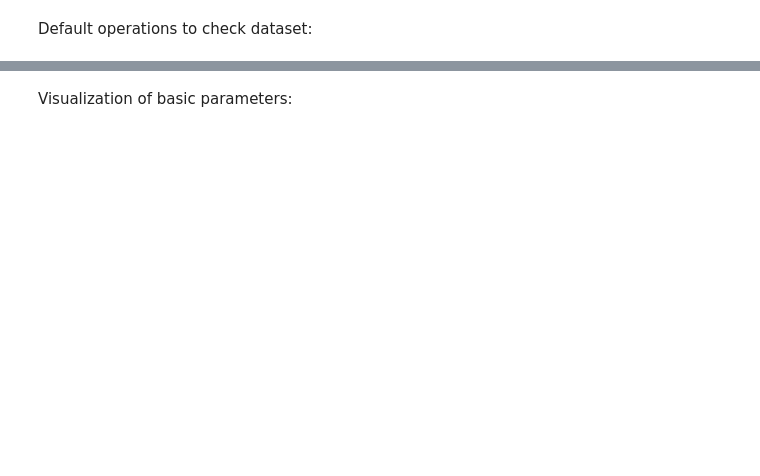
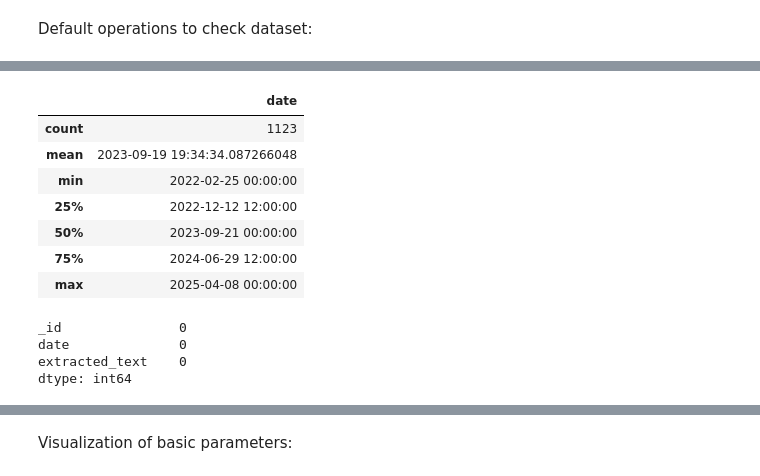
Before and after one commit to KonchakivskyiDanylo/PythonForDs, a Jupyter notebook: isw_analyze.ipynb, the cells around one changed output, grey strips where cells are left out. Drawn from its saved outputs; the diff is of its cells as text; code cells hidden in the pictures; blank space fills up the shorter version.

```diff
--- a/isw_analyze.ipynb
+++ b/isw_analyze.ipynb
@@ -90,0 +35,18 @@ memory usage: 35.2+ KB
+# %%
+df.describe()
+# %% [output]
+|  | date |
+| count | 1123 |
+| mean | 2023-09-19 19:34:34.087266048 |
+| min | 2022-02-25 00:00:00 |
+| 25% | 2022-12-12 12:00:00 |
+| 50% | 2023-09-21 00:00:00 |
+| 75% | 2024-06-29 12:00:00 |
+| max | 2025-04-08 00:00:00 |
+# %%
+df.isnull().sum()
+# %% [output]
+_id               0
+date              0
+extracted_text    0
+dtype: int64
```
Also changed, not shown: parts of 31 cells of this notebook.
